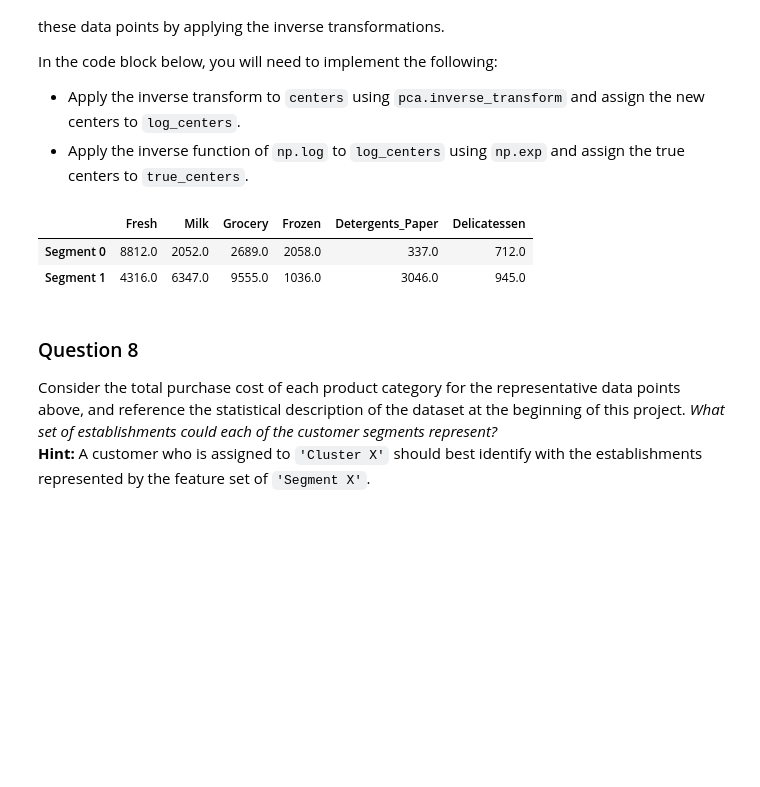
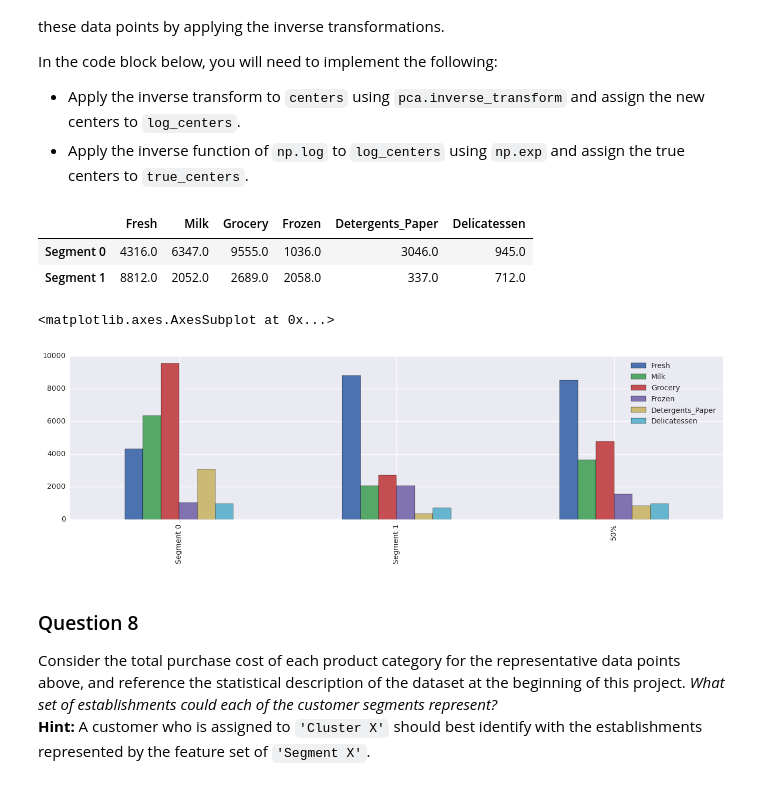
Before and after one commit to xiaobuu/machine-learning, a Jupyter notebook: projects/customer_segments/customer_segments.ipynb, the cells around one changed output. Drawn from its saved outputs; the diff is of its cells as text; code cells hidden in the pictures; blank space fills up the shorter version.

Commit message:
Update Customer Segments

```diff
--- a/projects/customer_segments/customer_segments.ipynb
+++ b/projects/customer_segments/customer_segments.ipynb
@@ -205,7 +208,14 @@ for feature in log_data.keys():
 
 # OPTIONAL: Select the indices for data points you wish to remove
 outliers  = [65, 66,75, 154, 128]
-
+import matplotlib.pyplot as plt
+import seaborn as sns
+percentiles = data.rank(pct=True)
+percentiles = percentiles.iloc[outliers]
+plt.rcParams['figure.figsize']=(15, 8)
+plt.title('Multiple Outliers Heatmap', fontsize=14)
+heat = sns.heatmap(percentiles, cmap="YlOrRd", annot=True)
+display(heat)
 # Remove the outliers, if any were specified
 good_data = log_data.drop(log_data.index[outliers]).reset_index(drop = True)
 # %% [output]
@@ -458,19 +470,23 @@ In the code block below, you will need to implement the following:
 # %%
 # TODO: Inverse transform the centers
 log_centers = pca.inverse_transform(centers)
 
 # TODO: Exponentiate the centers
 true_centers = np.exp(log_centers)
 
 # Display the true centers
 segments = ['Segment {}'.format(i) for i in range(0,len(centers))]
 true_centers = pd.DataFrame(np.round(true_centers), columns = data.keys())
 true_centers.index = segments
 display(true_centers)
+true_centers = true_centers.append(data.describe().ix['50%'])
+true_centers.plot(kind = 'bar', figsize = (16, 4))
 # %% [output]
 |  | Fresh | Milk | Grocery | Frozen | Detergents_Paper | Delicatessen |
-| Segment 0 | 8812.0 | 2052.0 | 2689.0 | 2058.0 | 337.0 | 712.0 |
-| Segment 1 | 4316.0 | 6347.0 | 9555.0 | 1036.0 | 3046.0 | 945.0 |
+| Segment 0 | 4316.0 | 6347.0 | 9555.0 | 1036.0 | 3046.0 | 945.0 |
+| Segment 1 | 8812.0 | 2052.0 | 2689.0 | 2058.0 | 337.0 | 712.0 |
+<matplotlib.axes.AxesSubplot at 0x...>
+[figure, added]
 # %% [markdown]
 ### Question 8
 Consider the total purchase cost of each product category for the representative data points above, and reference the statistical description of the dataset at the beginning of this project. *What set of establishments could each of the customer segments represent?*
```
Also changed, not shown: parts of 10 cells of this notebook, 1 other file.
